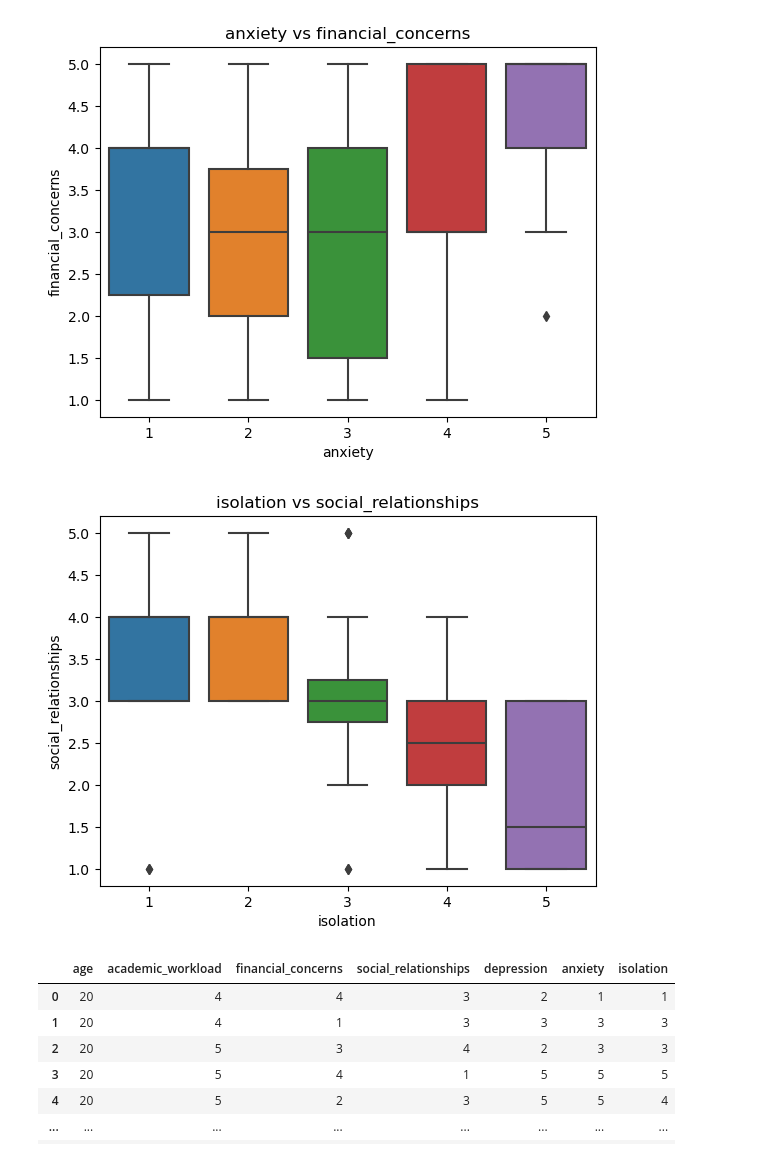
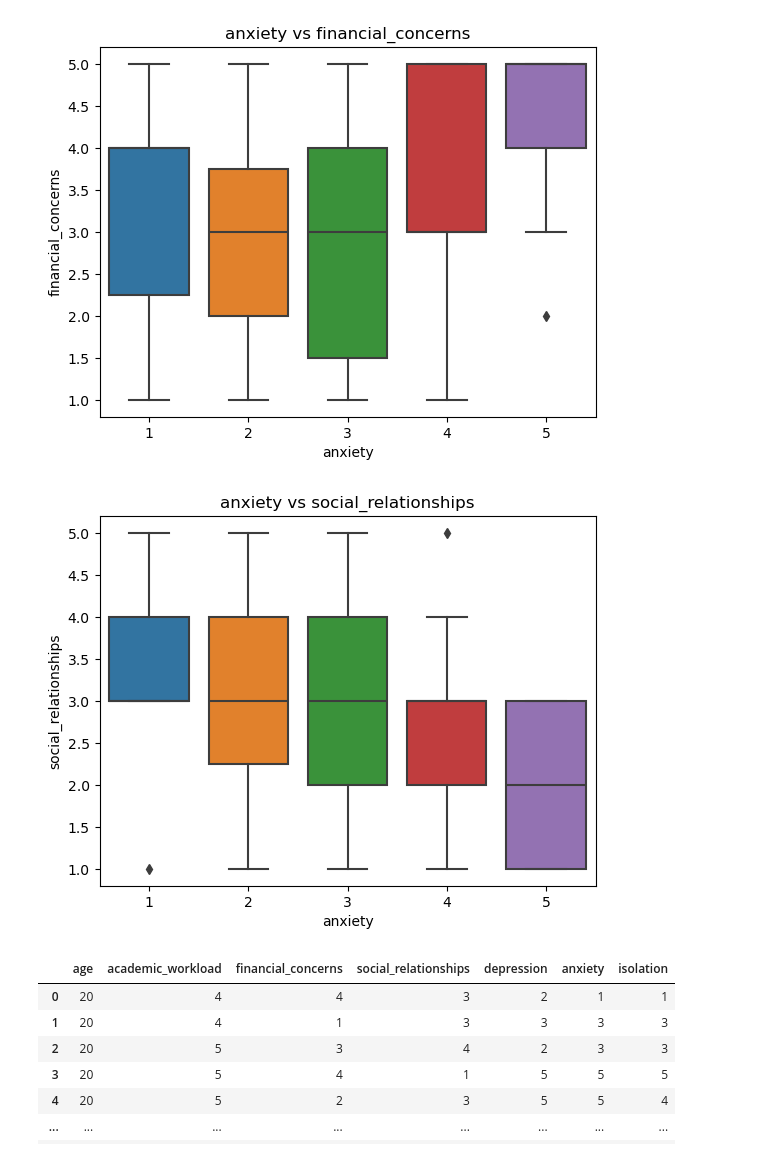
Before and after one commit to WhiteE45/AnalisisEstadisticoMultivariado, a Jupyter notebook: Practica1CovarianzaCorrelacion/Practica1JoelHdez.ipynb, the cells around one changed output. Drawn from its saved outputs; the diff is of its cells as text; code cells hidden in the pictures.

```diff
--- a/Practica1CovarianzaCorrelacion/Practica1JoelHdez.ipynb
+++ b/Practica1CovarianzaCorrelacion/Practica1JoelHdez.ipynb
@@ -135,13 +135,13 @@ plt.show()
 [figure]
 # %%
 plt.figure()
-sns.boxplot(x='isolation', y="social_relationships", data=data)
-plt.title("isolation vs social_relationships")
-plt.xlabel("isolation")
+sns.boxplot(x='anxiety', y="social_relationships", data=data)
+plt.title("anxiety vs social_relationships")
+plt.xlabel("anxiety")
 plt.ylabel("social_relationships")
 plt.show()
 # %% [output]
-[figure, old version]
+[figure, new version]
 # %%
 selected_columns = ['age', 'academic_workload ', 'financial_concerns', 'social_relationships', 'depression', 'anxiety', 'isolation']
 data2 = data[selected_columns]
```
Also changed, not shown: parts of 1 cell of this notebook.
